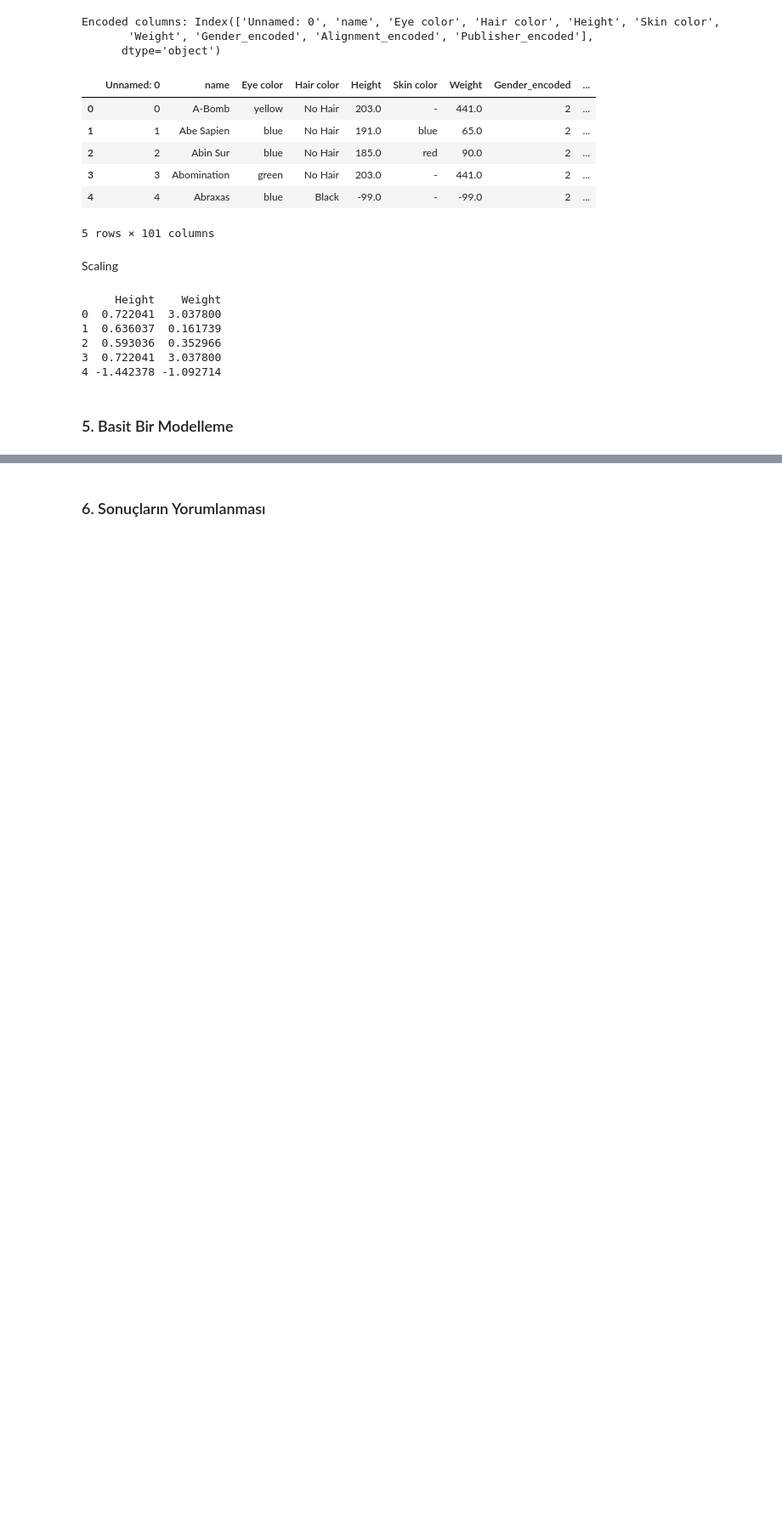
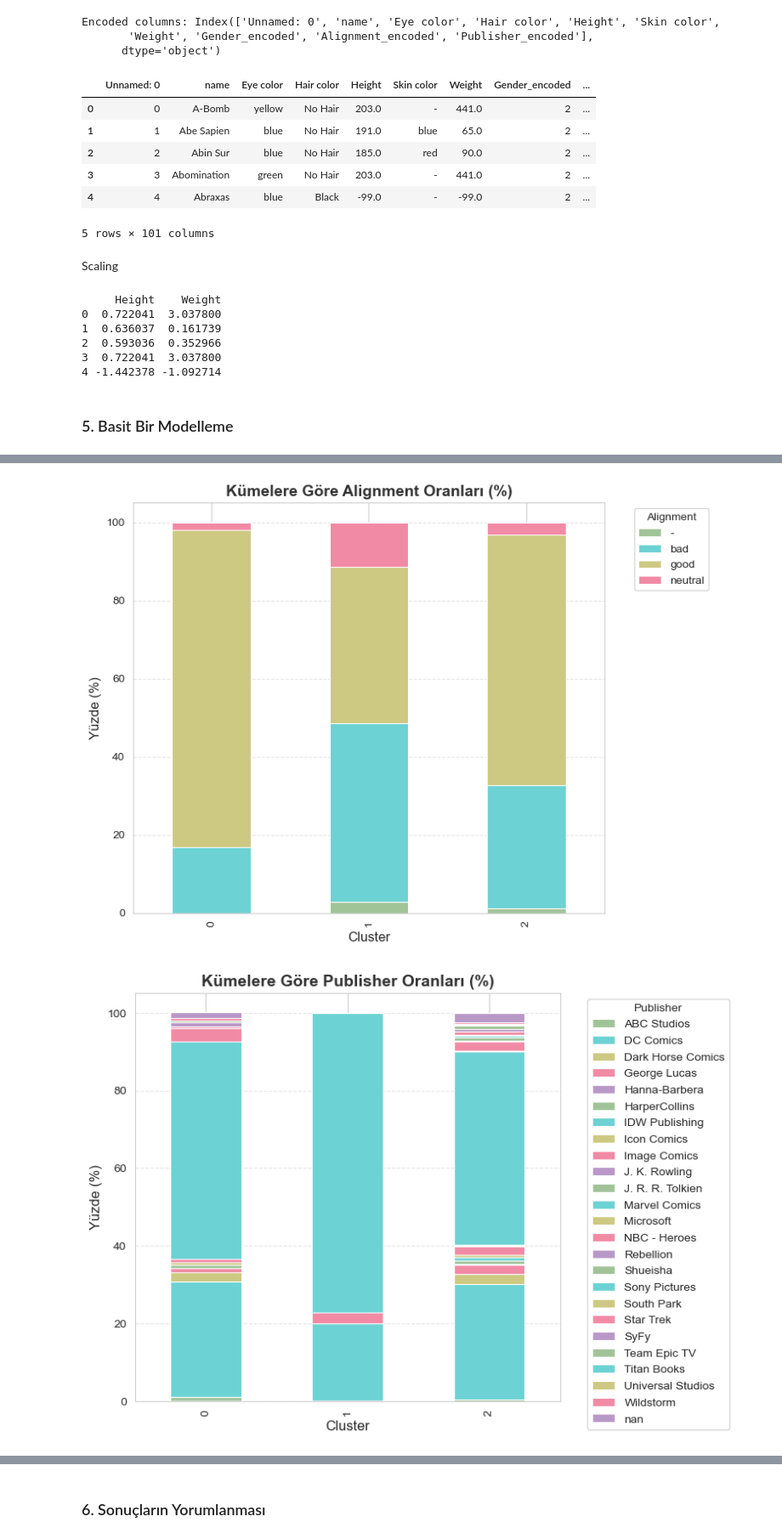
Before and after one commit to reyssena/superheroes_analysis.csv, a Jupyter notebook: notebooks/superheroes_eda_model.ipynb, the cells around one changed output, grey strips where cells are left out. Shown: that part at 85% size. Saved outputs shown, nothing was run; the diff lists cells and outputs as text; code cells hidden in the pictures; blank space fills up the shorter version.

```diff
--- a/notebooks/superheroes_eda_model.ipynb
+++ b/notebooks/superheroes_eda_model.ipynb
@@ -596,0 +583,4 @@ Recall   : 0.98
+# %%
+shero= pd.read_csv("/Users/reyhansenayilmaz/Documents/superheroes_analysis.csv/data/heroes_information.csv")
+if 'Unnamed: 0' in shero.columns:
+    shero = shero.drop(columns=['Unnamed: 0'])
@@ -596,0 +589,8 @@ Recall   : 0.98
+# %%
+shero['Height'] = pd.to_numeric(shero['Height'], errors='coerce')
+shero['Weight'] = pd.to_numeric(shero['Weight'], errors='coerce')
+shero.loc[shero['Height'] <= 0, 'Height'] = np.nan
+shero.loc[shero['Weight'] <= 0, 'Weight'] = np.nan
+
+num_cols = ['Height', 'Weight']
+cat_cols = ['Gender', 'Race', 'Publisher', 'Hair color', 'Eye color']
@@ -596,0 +626,3 @@ Recall   : 0.98
+# %%
+Xframe = shero[num_cols + cat_cols].copy()
+pipe.fit(Xframe)
@@ -596,0 +646,5 @@ Recall   : 0.98
+# %%
+shero['Cluster'] = pipe['km'].labels_
+
+print(shero['Cluster'].value_counts())
+print(shero[['name','Height','Weight','Cluster']].head(10))
@@ -596,0 +721,32 @@ Recall   : 0.98
+# %%
+import seaborn as sns
+import matplotlib.pyplot as plt
+import pandas as pd
+
+def stacked_ratio_plot(df, cat_col, title):
+    s = (df[cat_col].astype(str).str.strip())
+    ratio = (pd.crosstab(df['Cluster'], s, normalize='index') * 100).round(1)
+    soft_colors = ["#A1C398", "#6CD2D3", "#CDC982", "#F18AA5", "#B998C7"]
+    sns.set_style("whitegrid")
+
+    ax = ratio.plot(
+        kind='bar',
+        stacked=True,
+        figsize=(8,6),
+        color=soft_colors[:len(ratio.columns)],  # sütun sayısına göre renk sayısını ayarla
+        edgecolor='white',
+        linewidth=0.8
+    )
+    plt.title(title, fontsize=14, weight='bold', color='#333333')
+    plt.xlabel('Cluster', fontsize=12)
+    plt.ylabel('Yüzde (%)', fontsize=12)
+    plt.legend(title=cat_col, bbox_to_anchor=(1.05,1), loc='upper left')
+    plt.grid(axis='y', linestyle='--', alpha=0.5)
+    plt.tight_layout()
+    plt.show()
+
+stacked_ratio_plot(shero, 'Alignment', 'Kümelere Göre Alignment Oranları (%)')
+stacked_ratio_plot(shero, 'Publisher', 'Kümelere Göre Publisher Oranları (%)')
+# %% [output]
+[figure, added]
+[figure, added]
```
Also changed, not shown: parts of 69 cells of this notebook.
